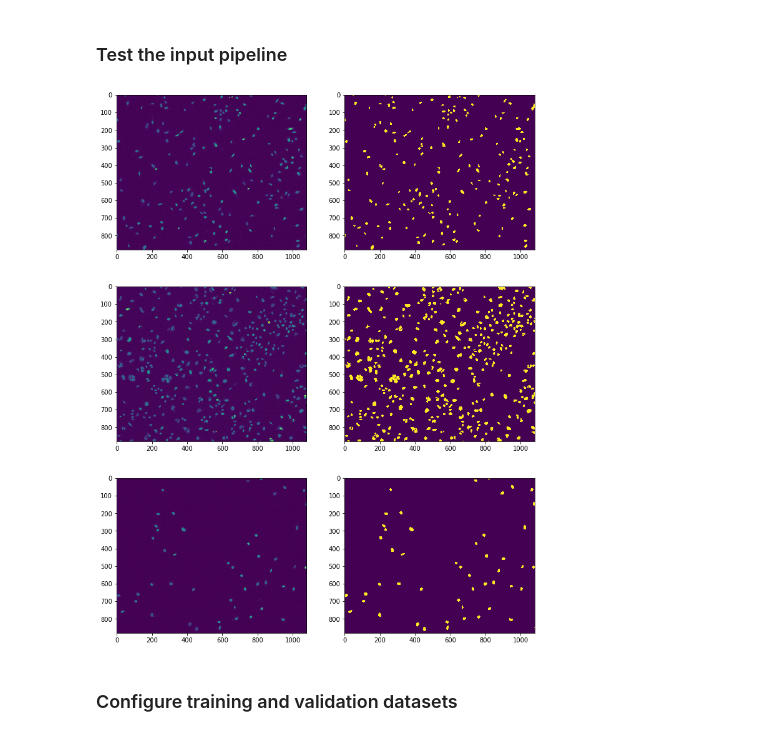
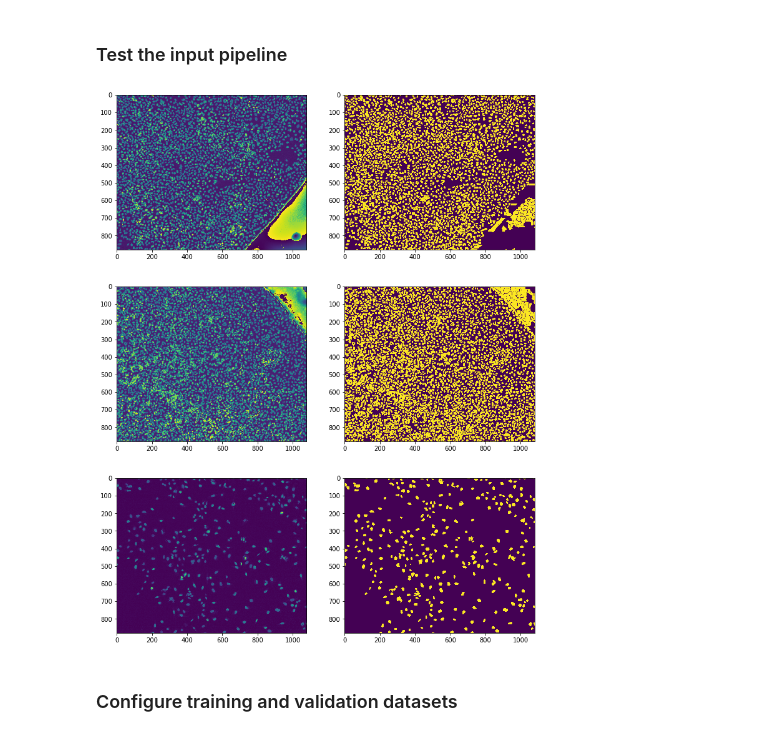
Before and after one commit to chienhsiang/tensorflow, a Jupyter notebook: segmentation/code/main_segmentation.ipynb, the cells around one changed output. Cells and saved outputs as stored; diff of their text form; code cells hidden in the pictures.

```diff
--- a/segmentation/code/main_segmentation.ipynb
+++ b/segmentation/code/main_segmentation.ipynb
@@ -31,8 +35,8 @@ y_train_fnames = sorted(glob.glob(os.path.join(mask_dir,'*_nucleus.jpeg'))) # nu
 
 
 # Split into training and validation
-x_train_fnames, x_val_fnames, y_train_fnames, y_val_fnames = train_test_split(x_train_fnames, y_train_fnames,
-                                                                              test_size=0.2, random_state=43)
+x_train_fnames, x_val_fnames, y_train_fnames, y_val_fnames = \
+    train_test_split(x_train_fnames, y_train_fnames, test_size=0.2, random_state=43)
 
 num_train_data = len(x_train_fnames)
 num_val_data = len(x_val_fnames)
@@ -68,6 +60,6 @@ def _get_image_from_path(img_path, mask_path):
 # %%
 idx = np.random.choice(num_train_data)
-img, mask = _get_image_from_path(x_train_fnames[idx], y_train_fnames[idx])
+img, mask = data_io._get_image_from_path(x_train_fnames[idx], y_train_fnames[idx])
 
 plt.figure(figsize=(12,16))
 plt.subplot(1,2,1)
@@ -178,11 +81,0 @@ def get_dataset(img_paths, mask_paths, preproc_fn=functools.partial(_augment),
-# %%
-# img, mask = _augment(img, mask)
-fn = functools.partial(_augment)
-print(fn)
-img, mask = fn(img, mask)
-
-plt.figure(figsize=(12,16))
-plt.subplot(1,2,1)
-plt.imshow(img[:,:,0], cmap='gray')
-plt.subplot(1,2,2)
-plt.imshow(mask[:,:,0])
@@ -193,17 +82,17 @@ functools.partial(<function _augment at 0x...>)
 # %% [markdown]
 ### Test the input pipeline
 # %%
-tmp_ds = get_dataset(x_train_fnames, y_train_fnames)
+tmp_ds = data_io.get_dataset(x_train_fnames, y_train_fnames)
 # %%
 plt.figure(figsize=(12,16))
-for i, (img, mask) in enumerate(tmp_ds.take(3)):
+for i, (img, mask) in enumerate(tmp_ds.shuffle(num_train_data).take(3)):
     plt.subplot(3,2,2*i+1)
     plt.imshow(img[0,:,:,0])
     plt.subplot(3,2,2*i+2)
     plt.imshow(mask[0,:,:,0])
 plt.show()
 # %% [output]
-[figure, old version]
+[figure, new version]
 # %% [markdown]
 ### Configure training and validation datasets
 # %%
```
Also changed, not shown: parts of 27 cells of this notebook, 3 other files.
